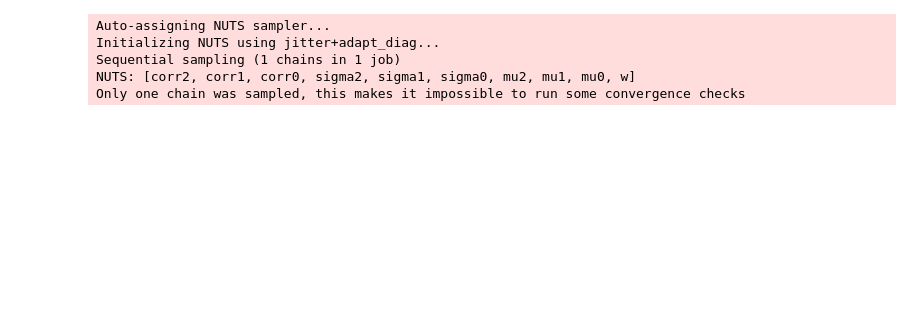
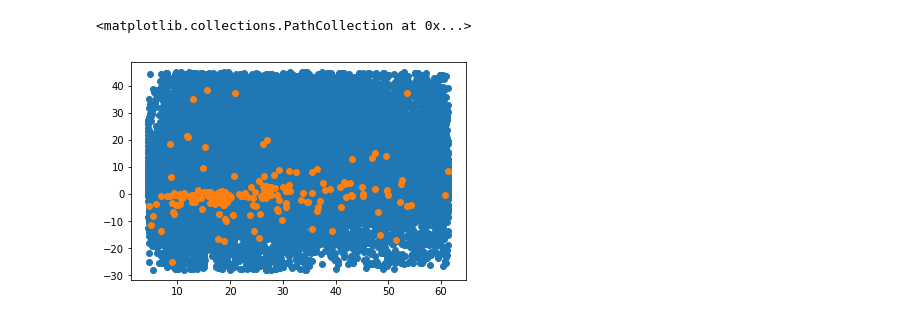
Before and after one commit to yangwei07/pymc3_mcmc, a Jupyter notebook: v0521.ipynb, the cells around one changed output. Drawn from its saved outputs; the diff is of its cells as text; code cells hidden in the pictures; blank space fills up the shorter version.

```diff
--- a/v0521.ipynb
+++ b/v0521.ipynb
@@ -97,6 +97,7 @@ class LoadData:
     def read_file(self):
         header_1 = ['time', 'headway', 'ttc', 'num', 'speed']
         header_2 = ['time', 'maneuver', 'lat', 'lon', 'duration', 'th']
+        header_3 = ['time', 'maxspeed', 'flag', 'type', 'n', 'lane', 'latitude', 'longitude', 'delay', 'v']
         time = []
         hs = []
         manu = []
@@ -105,8 +106,10 @@ class LoadData:
                 for path in dirs:
                     detection = pd.read_csv(os.path.join(root, path, 'PROC_VEHICLE_DETECTION.txt'), sep='\s+', names=header_1)
                     event = pd.read_csv(os.path.join(root, path, 'EVENTS_LIST_LANE_CHANGES.txt'), sep='\s+', names=header_2)
+                    osm = pd.read_csv(os.path.join(root, path, 'PROC OPENSTREETMAP DATA.txt'), sep='\s+', names=header_3)
                     time_1 = np.around(detection['time'].values, 1)
                     time_2 = np.around(event['time'].values, 1)
+                    time_3 = np.around(osm['time'].values, 1)
                     headway = detection['headway'].values
                     t = np.arange(time_1[0], time_1[-1], 0.1)
                     s = np.interp(t, time_1, headway)
@@ -433,14 +436,12 @@ class PostProcess(Functions):
 # %%
 # PERCENT = np.arange(0.1, 1., 0.1)
 # PERCENT = np.linspace(0.1, 0.1, 10)
-PERCENT = 0.1
+PERCENT = 1
 d = LoadData()
 data_prior, m = d.prior_samples(PERCENT)
-f = BayesianGMM(data_prior)
-trace = f.training()
+plt.figure()
+plt.scatter(data_prior['x'], data_prior['dx'])
+plt.scatter(data_prior['x'].iloc[m != 0], data_prior['dx'].iloc[m != 0])
 # %% [output]
-Auto-assigning NUTS sampler...
-Initializing NUTS using jitter+adapt_diag...
-Sequential sampling (1 chains in 1 job)
-NUTS: [corr2, corr1, corr0, sigma2, sigma1, sigma0, mu2, mu1, mu0, w]
-Only one chain was sampled, this makes it impossible to run some convergence checks
+<matplotlib.collections.PathCollection at 0x...>
+[figure, added]
```
Also changed, not shown: parts of 1 cell of this notebook, 2 other files.
